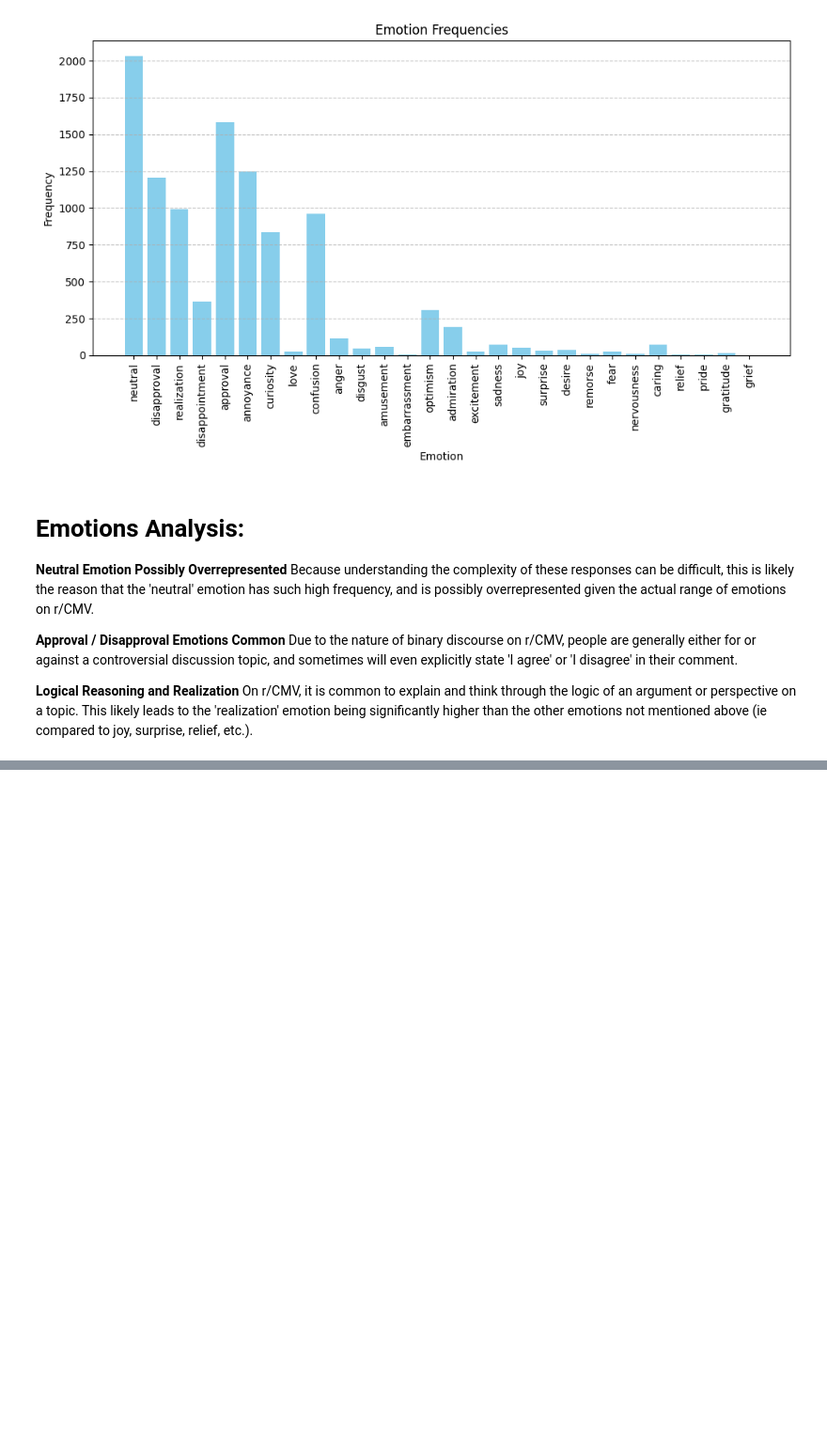
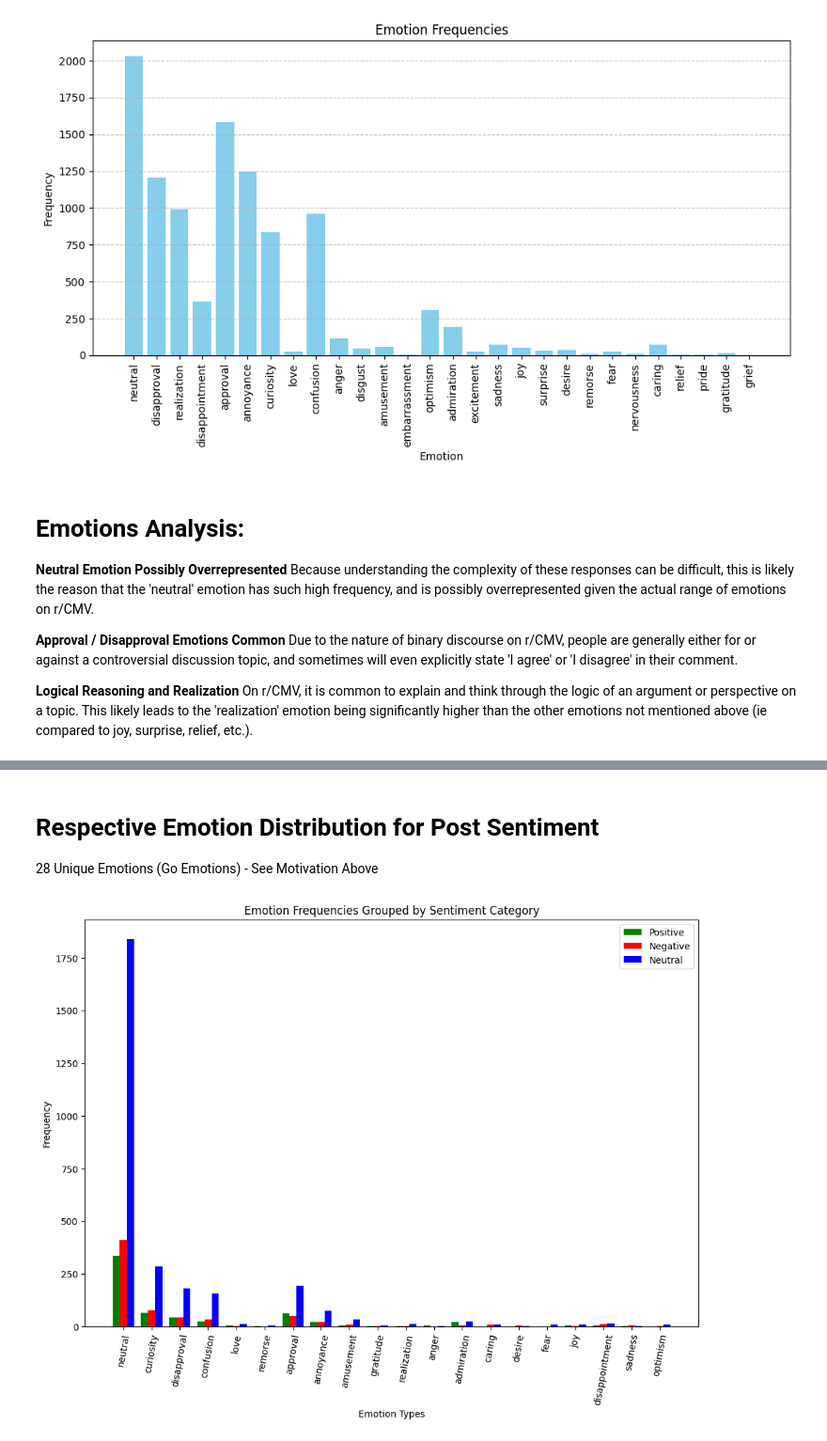
Before and after one commit to EliMartian/reddit_post_sentiment_analysis, a Jupyter notebook: reddit_comments_sentiment_analysis.ipynb, the cells around one changed output, grey strips where cells are left out. Shown at 94% size. Drawn from its saved outputs; the diff is of its cells as text; code cells hidden in the pictures; blank space fills up the shorter version.

```diff
--- a/reddit_comments_sentiment_analysis.ipynb
+++ b/reddit_comments_sentiment_analysis.ipynb
@@ -195,0 +388,41 @@ Due to the nature of binary discourse on r/CMV, people are generally either for
+# %% [markdown]
+# Respective Emotion Distribution for Post Sentiment
+
+28 Unique Emotions (Go Emotions) - See Motivation Above
+# %%
+# Data for emotion frequencies across different sentiment categories
+sentiments = list(emotion_frequency.keys())
+emotion_types = list(emotion_frequency['positive'].keys())
+num_emotions = len(emotion_types)
+
+# Prepare data for the grouped bar chart
+positive_emotions = [emotion_frequency['positive'].get(emotion, 0) for emotion in emotion_types]
+negative_emotions = [emotion_frequency['negative'].get(emotion, 0) for emotion in emotion_types]
+neutral_emotions = [emotion_frequency['neutral'].get(emotion, 0) for emotion in emotion_types]
+
+# Create figure and axis
+fig, ax = plt.subplots(figsize=(12, 8))
+
+# Set width of bars
+bar_width = 0.25
+index = np.arange(num_emotions)
+
+# Plotting the grouped bar chart
+bar1 = ax.bar(index - bar_width, positive_emotions, bar_width, label='Positive', color='green')
+bar2 = ax.bar(index, negative_emotions, bar_width, label='Negative', color='red')
+bar3 = ax.bar(index + bar_width, neutral_emotions, bar_width, label='Neutral', color='blue')
+
+# Add labels, title, and legend
+ax.set_xlabel('Emotion Types')
+ax.set_ylabel('Frequency')
+ax.set_title('Emotion Frequencies Grouped by Sentiment Category')
+ax.set_xticks(index)
+ax.set_xticklabels(emotion_types, rotation=80)
+
+# Add a legend for sentiment categories
+ax.legend(['Positive', 'Negative', 'Neutral'])
+
+# Show the plot
+plt.show()
+# %% [output]
+[figure, added]
```
Also changed, not shown: parts of 8 cells of this notebook, 1 other file.
